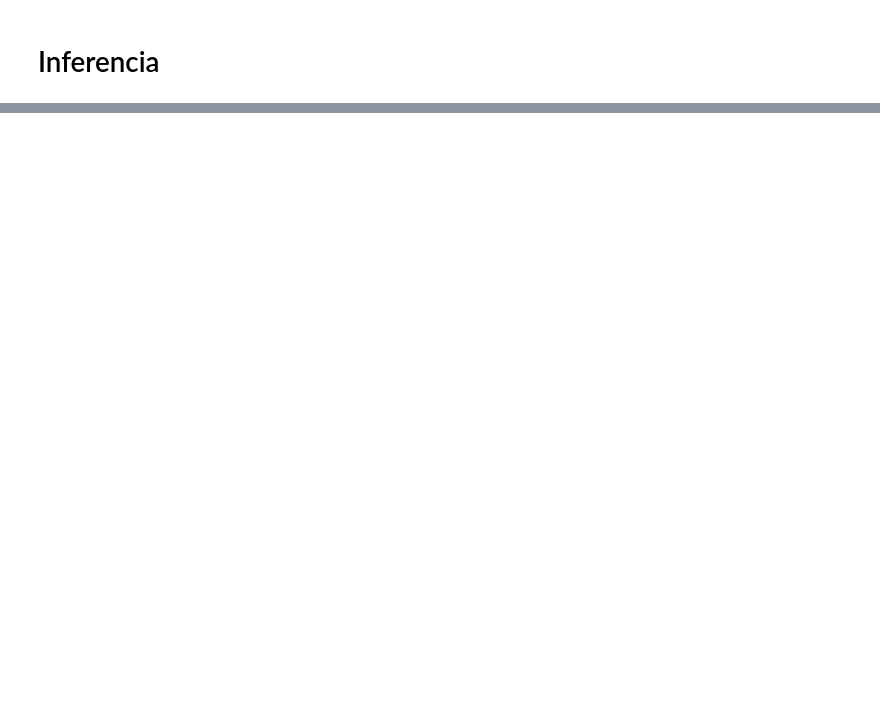
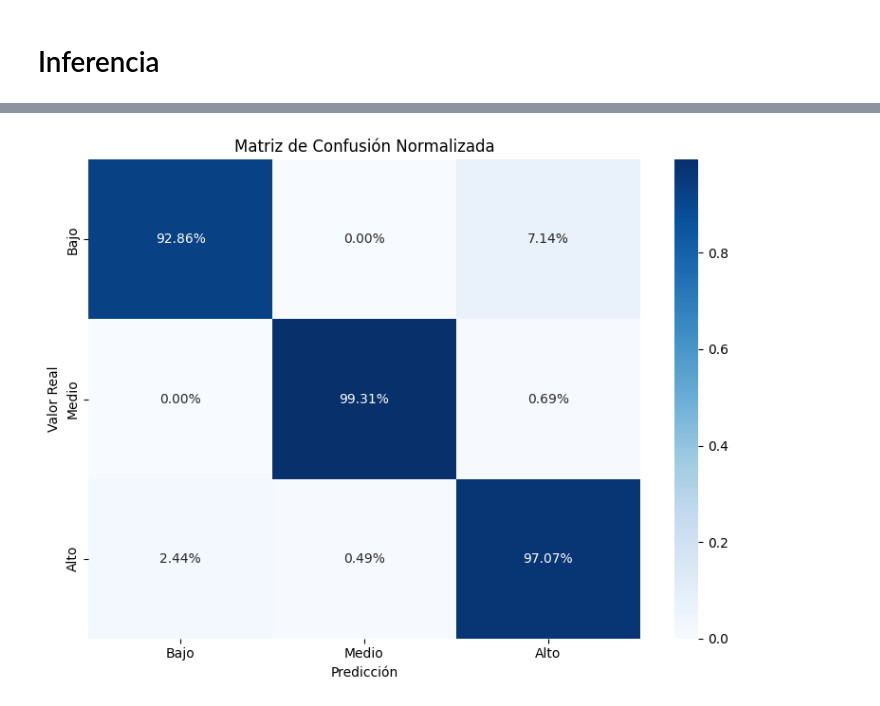
Before and after one commit to andreszaragoza/ML, a Jupyter notebook: notebooks/Procesado_cla_gradient.ipynb, the cells around one changed output, grey strips where cells are left out. Drawn from its saved outputs; the diff is of its cells as text; code cells hidden in the pictures; blank space fills up the shorter version.

```diff
--- a/notebooks/Procesado_cla_gradient.ipynb
+++ b/notebooks/Procesado_cla_gradient.ipynb
@@ -610,0 +917,3 @@ Mean CV Score: 0.6824 ± 0.1207
+# %%
+# Crear el modelo base
+base_model = LGBMClassifier(random_state=42)
@@ -672,0 +1114,17 @@ La gráfica predicciones_vs_reales.png muestra la comparación entre las categor
+# %%
+# Añadir un heatmap de la matriz de confusión
+plt.figure(figsize=(8, 6))
+conf_matrix_norm = confusion_matrix(y_test, y_pred, normalize='true')
+sns.heatmap(conf_matrix_norm,
+            annot=True,
+            fmt='.2%',
+            cmap='Blues',
+            xticklabels=['Bajo', 'Medio', 'Alto'],
+            yticklabels=['Bajo', 'Medio', 'Alto'])
+plt.title('Matriz de Confusión Normalizada')
+plt.xlabel('Predicción')
+plt.ylabel('Valor Real')
+plt.tight_layout()
+plt.show()
+# %% [output]
+[figure, added]
```
Also changed, not shown: parts of 47 cells of this notebook.
